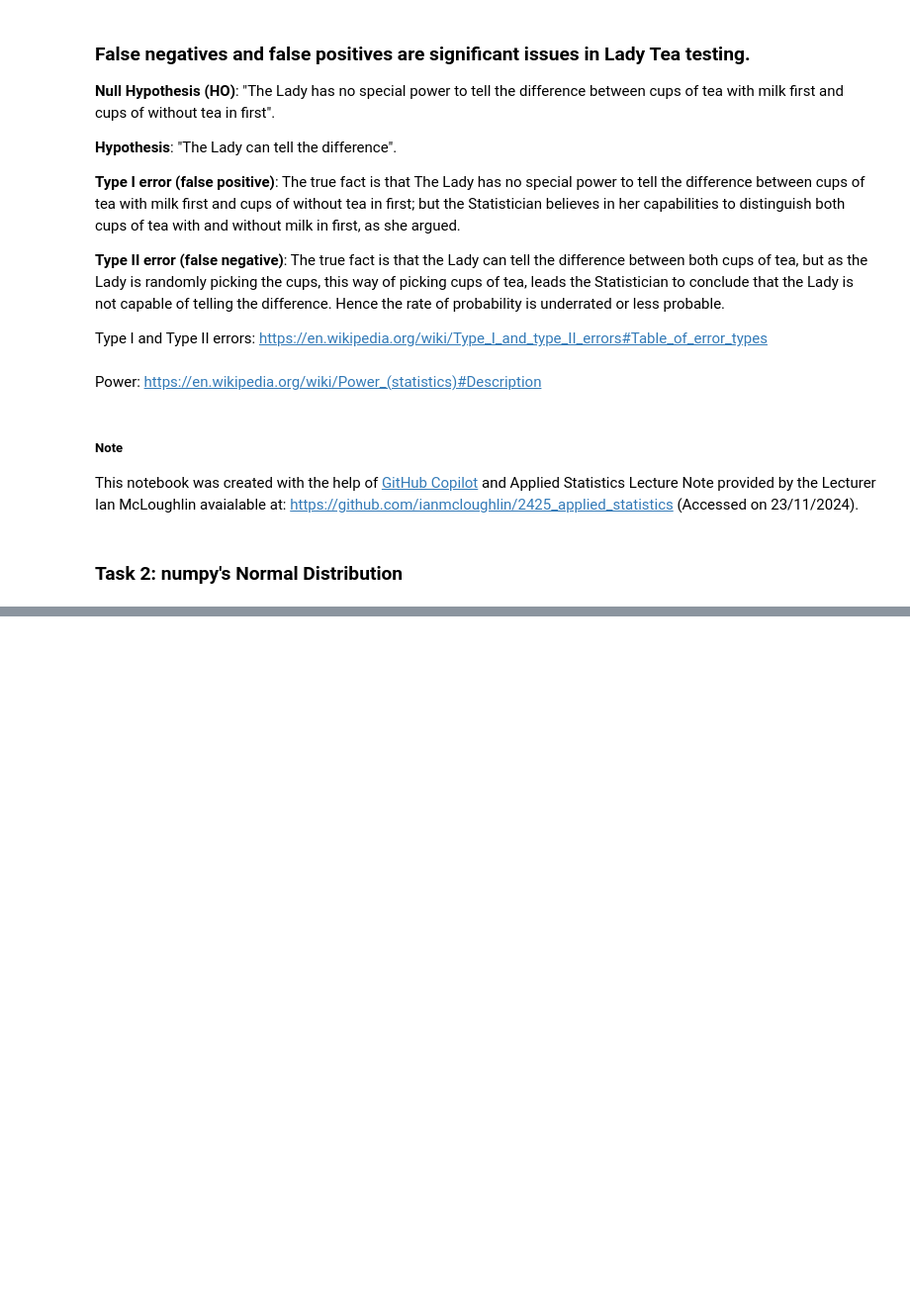
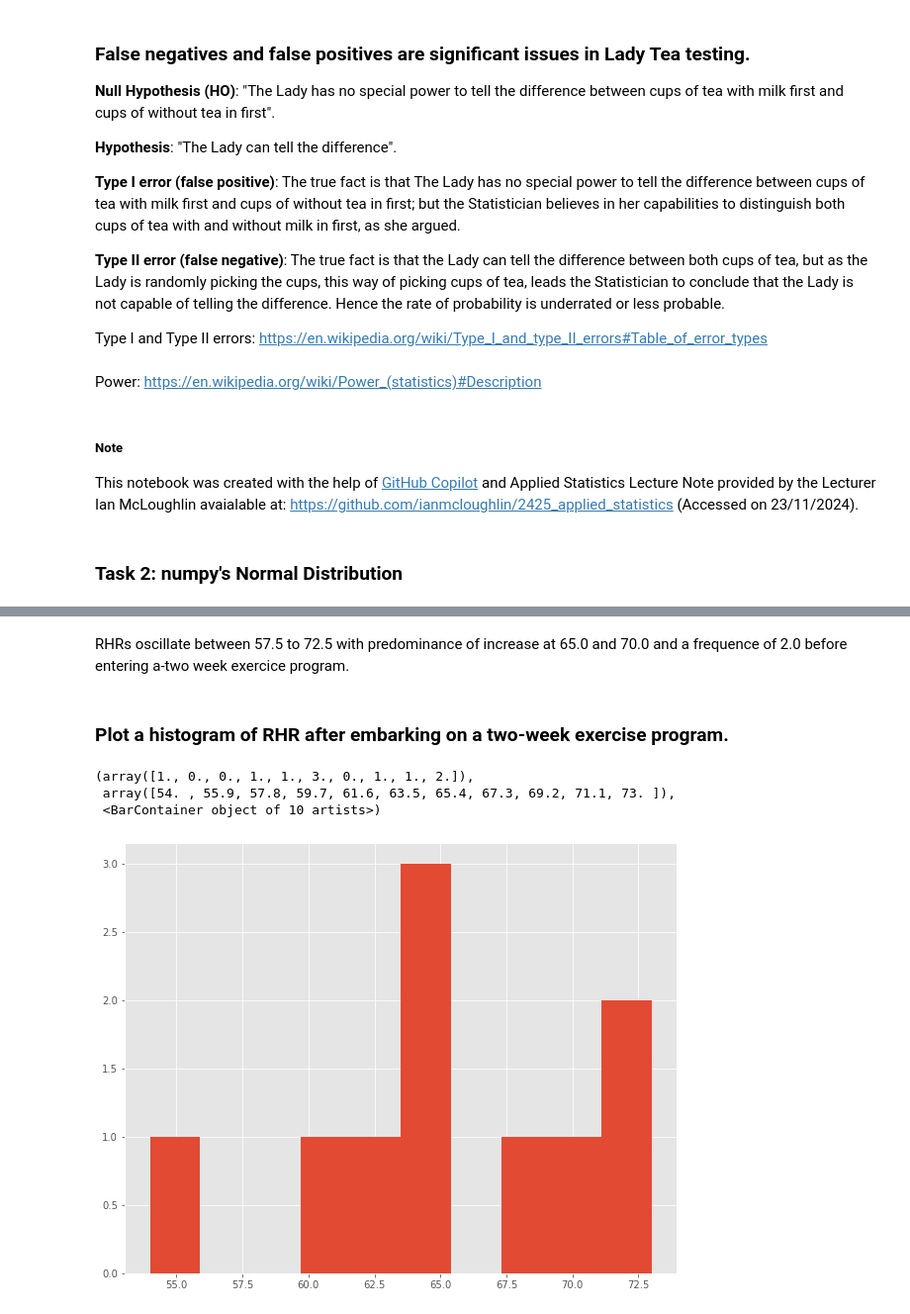
Before and after one commit to Samjean2020/applied_statistics24_25, a Jupyter notebook: tasks.ipynb, the cells around one changed output, grey strips where cells are left out. Shown at 99% size. Cells and saved outputs as stored; diff of their text form; code cells hidden in the pictures; blank space fills up the shorter version.

```diff
--- a/tasks.ipynb
+++ b/tasks.ipynb
@@ -442,0 +649,12 @@ This notebook was created with the help of [GitHub Copilot](https://github.com/f
+# %% [markdown]
+RHRs oscillate between 57.5 to 72.5 with predominance of increase at 65.0 and 70.0 and a frequence of 2.0 before entering a-two week exercice program.
+# %% [markdown]
+### Plot a histogram of RHR after embarking on a two-week exercise program.
+# %%
+### Plot a histogram of RHR after embarking on a two-week exercise program.
+plt.hist(after)
+# %% [output]
+(array([1., 0., 0., 1., 1., 3., 0., 1., 1., 2.]),
+ array([54. , 55.9, 57.8, 59.7, 61.6, 63.5, 65.4, 67.3, 69.2, 71.1, 73. ]),
+ <BarContainer object of 10 artists>)
+[figure, added]
```
Also changed, not shown: parts of 145 cells of this notebook.
